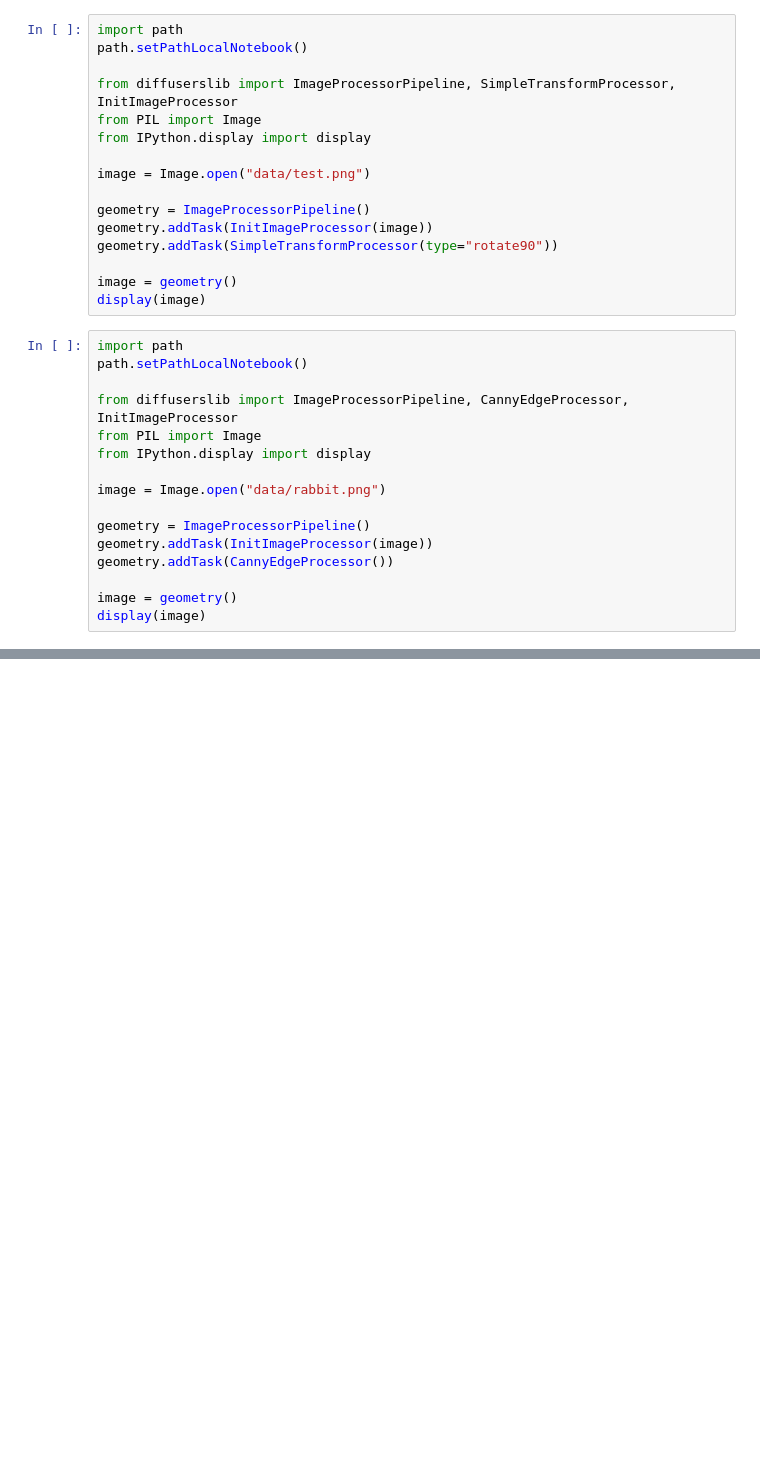
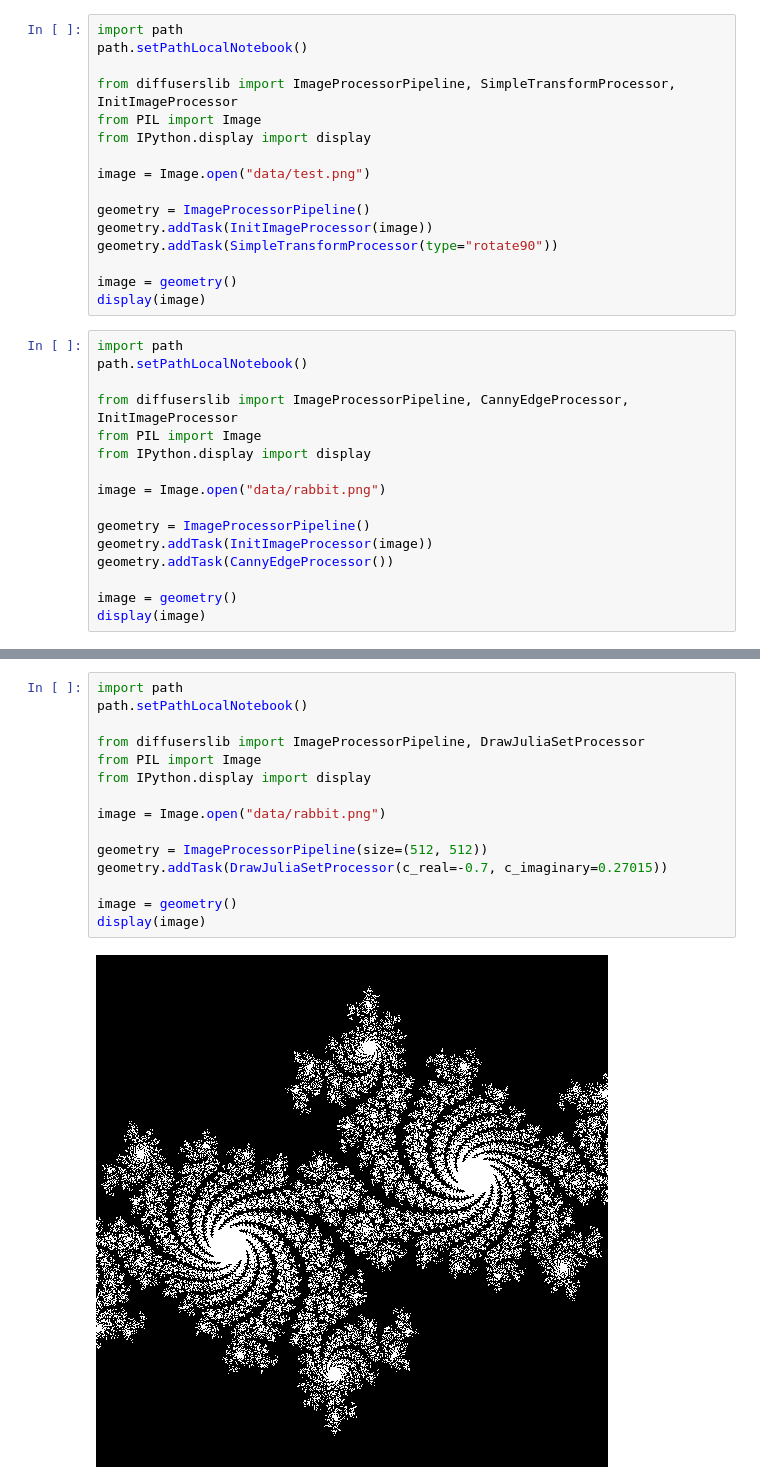
Before and after one commit to pigatron-industries/diffusers-playground, a Jupyter notebook: notebooks/test_geometry.ipynb, the cells around one changed output, grey strips where cells are left out. Saved outputs shown, nothing was run; the diff lists cells and outputs as text; blank space fills up the shorter version.

```diff
--- a/notebooks/test_geometry.ipynb
+++ b/notebooks/test_geometry.ipynb
@@ -100,0 +130,17 @@ display(image)
+# %%
+import path
+path.setPathLocalNotebook()
+
+from diffuserslib import ImageProcessorPipeline, DrawJuliaSetProcessor
+from PIL import Image
+from IPython.display import display
+
+image = Image.open("data/rabbit.png")
+
+geometry = ImageProcessorPipeline(size=(512, 512))
+geometry.addTask(DrawJuliaSetProcessor(c_real=-0.7, c_imaginary=0.27015))
+
+image = geometry()
+display(image)
+# %% [output]
+[figure, added]
```
Also changed, not shown: parts of 3 cells of this notebook, 2 other files.
